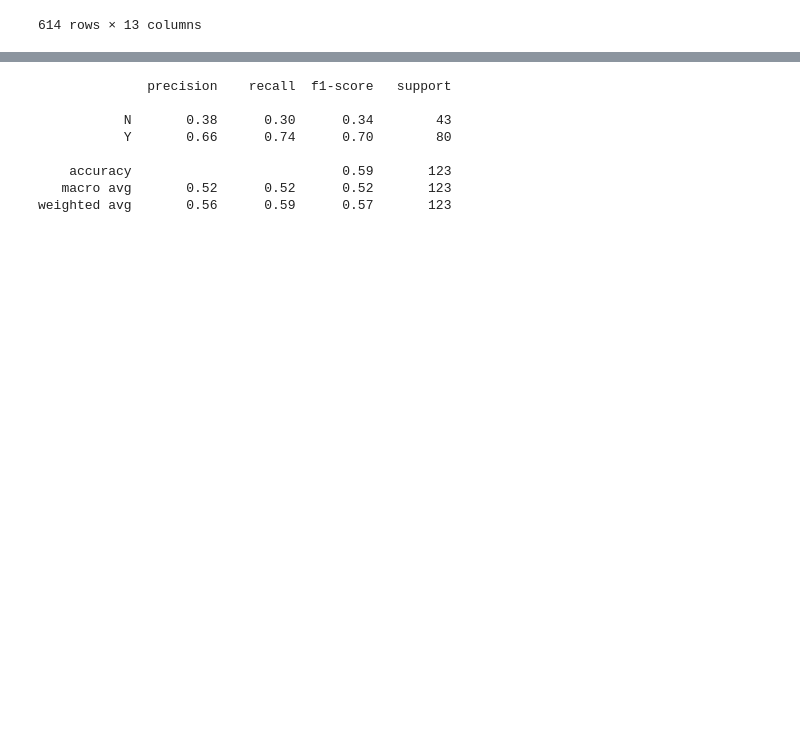
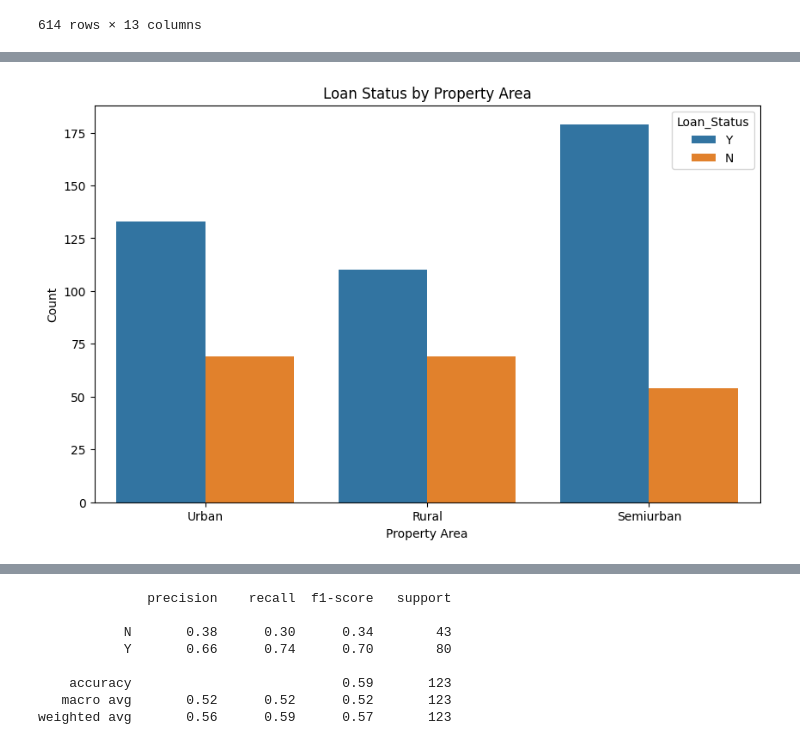
Before and after one commit to prnvpwr2612/ML-Labs, a Jupyter notebook: Self Written/Loan Approval/Decision Tree using Gini Index.ipynb, the cells around one changed output, grey strips where cells are left out. Drawn from its saved outputs; the diff is of its cells as text; code cells hidden in the pictures; blank space fills up the shorter version.

```diff
--- a/Self Written/Loan Approval/Decision Tree using Gini Index.ipynb
+++ b/Self Written/Loan Approval/Decision Tree using Gini Index.ipynb
@@ -27,0 +42,10 @@ loan
+# %%
+# Loan Status by Property Area
+plt.figure(figsize=(10, 6))
+sns.countplot(x='Property_Area', hue='Loan_Status', data=loan)
+plt.title('Loan Status by Property Area')
+plt.xlabel('Property Area')
+plt.ylabel('Count')
+plt.show()
+# %% [output]
+[figure, added]
```
Also changed, not shown: parts of 6 cells of this notebook.
